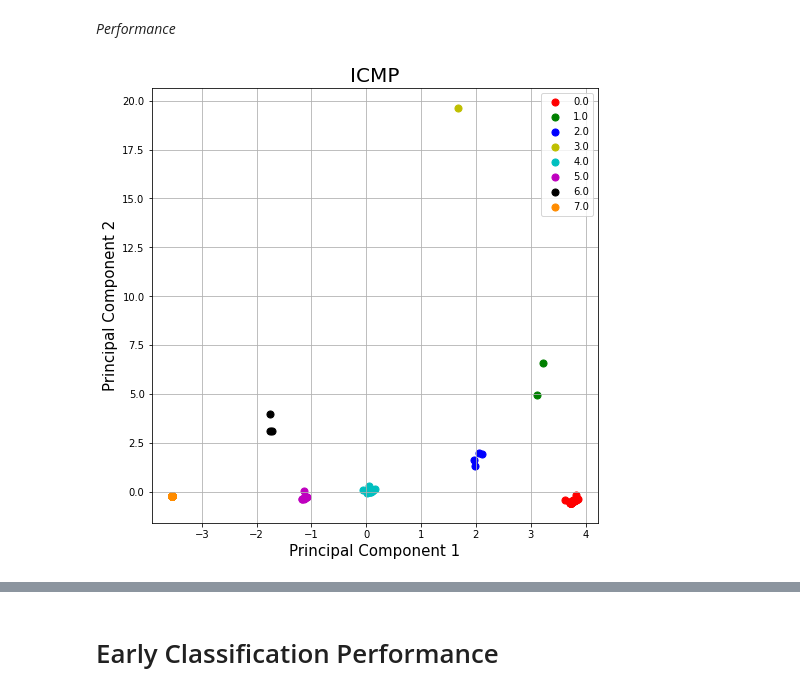
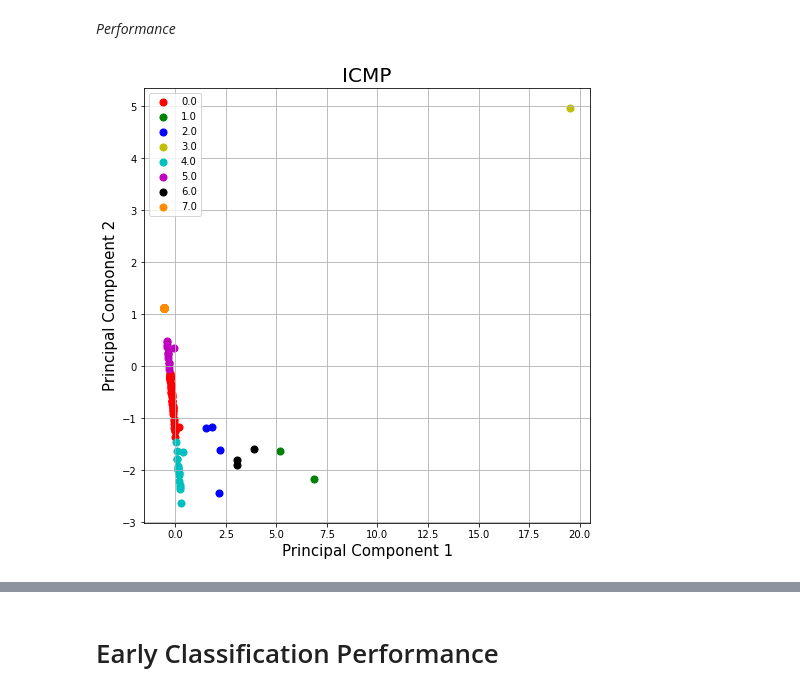
Before and after one commit to CyberSecLabBS/Honeypot_analysis, a Jupyter notebook: 3c_Progetto_Sicurezza_informatica_BIRCH.ipynb, the cells around one changed output, grey strips where cells are left out. Cells and saved outputs as stored; diff of their text form; code cells hidden in the pictures.

```diff
--- a/3c_Progetto_Sicurezza_informatica_BIRCH.ipynb
+++ b/3c_Progetto_Sicurezza_informatica_BIRCH.ipynb
@@ -185,13 +186,11 @@ dtype: int64
 
 *Performance*
 # %%
-#remove not used data for clustering
-rescaled_data_tcp_rm.drop([feature1,feature2,feature3,feature4,feature5,feature6,feature7,feature9], axis = 1,inplace=True)
-
+#print clusters
 if tcp_window in tcp_parameters.keys():
   actual_param=tcp_parameters[tcp_window]
-  print_clusters(rescaled_data_tcp_rm, actual_param.num_cluster, "TCP")
+  print_clusters(rescaled_data_tcp_rm[tcp_features], tcp_labels, actual_param.num_cluster, "TCP")
 else:
   print("There are no algorithm optimizations for this time window. Default parameters are used")
-  print_clusters(rescaled_data_tcp_rm)
+  print_clusters(rescaled_data_tcp_rm[tcp_features], tcp_labels)
 # %% [output]
@@ -232,14 +231,14 @@ udp_parameters[180]=Cluster_parameters(4, 0.1, 50)
 udp_parameters[600]=Cluster_parameters(3, 0.1, 50)
 # %%
 #features for clustering
-features=[feature10,feature11,feature12,feature13,feature14,feature15,feature16,feature17,feature18,feature19,feature20,feature21]
+udp_features=[feature10,feature11,feature12,feature13,feature14,feature15,feature16,feature17,feature18,feature19,feature20,feature21]
 
 if udp_window in udp_parameters.keys():
   actual_param=udp_parameters[udp_window]
-  rescaled_data_udp_rm, udp_labels, detail=cluster(data_udp_rm, features, actual_param.num_cluster, actual_param.threshold, actual_param.branching_factor)
+  rescaled_data_udp_rm, udp_labels, detail=cluster(data_udp_rm, udp_features, actual_param.num_cluster, actual_param.threshold, actual_param.branching_factor)
 else:
   print("There are no algorithm optimizations for this time window. Default parameters are used")
-  rescaled_data_udp_rm, udp_labels, detail=cluster(data_udp_rm, features)
+  rescaled_data_udp_rm, udp_labels, detail=cluster(data_udp_rm, udp_features)
 
 print("UDP cluster's details\n", detail)
 # %% [output]
@@ -253,16 +252,13 @@ dtype: int64
 # %% [markdown]
 *Performance*
 # %%
-#remove not used data for clustering
-rescaled_data_udp_rm.drop([feature1,feature2,feature3,feature4,feature5,feature6,feature9], axis = 1,inplace=True)
-
 #print clusters
 if udp_window in udp_parameters.keys():
   actual_param=udp_parameters[udp_window]
-  print_clusters(rescaled_data_udp_rm, actual_param.num_cluster, "UDP")
+  print_clusters(rescaled_data_udp_rm[udp_features], udp_labels, actual_param.num_cluster, "UDP")
 else:
   print("There are no algorithm optimizations for this time window. Default parameters are used")
-  print_clusters(rescaled_data_udp_rm)
+  print_clusters(rescaled_data_udp_rm[udp_features], udp_labels)
 # %% [output]
 [figure]
 # %%
@@ -301,14 +297,14 @@ icmp_parameters[180]=Cluster_parameters(8, 0.6, 15)
 icmp_parameters[600]=Cluster_parameters(9, 0.6, 30)
 # %%
 #features for clustering
-features=[feature10,feature12,feature14,feature16,feature17,feature20,feature21]
+icmp_features=[feature10,feature12,feature14,feature16,feature17,feature20,feature21]
 
 if icmp_window in icmp_parameters.keys():
   actual_param=icmp_parameters[icmp_window]
-  rescaled_data_icmp, icmp_labels, detail=cluster(data_icmp_rm, features, actual_param.num_cluster, actual_param.threshold, actual_param.branching_factor)
+  rescaled_data_icmp, icmp_labels, detail=cluster(data_icmp_rm, icmp_features, actual_param.num_cluster, actual_param.threshold, actual_param.branching_factor)
 else:
   print("There are no algorithm optimizations for this time window. Default parameters are used")
-  rescaled_data_icmp, icmp_labels, detail=cluster(data_icmp_rm, features)
+  rescaled_data_icmp, icmp_labels, detail=cluster(data_icmp_rm, icmp_features)
 
 print("ICMP cluster's details\n", detail)
 # %% [output]
@@ -326,16 +322,13 @@ dtype: int64
 # %% [markdown]
 *Performance*
 # %%
-#remove not used data for clustering
-rescaled_data_icmp.drop([feature1,feature2,feature4,feature6,feature9], axis = 1,inplace=True)
-
 #print clusters
 if icmp_window in icmp_parameters.keys():
   actual_param=icmp_parameters[icmp_window]
-  print_clusters(rescaled_data_icmp, actual_param.num_cluster, "ICMP")
+  print_clusters(rescaled_data_icmp[icmp_features], icmp_labels, actual_param.num_cluster, "ICMP")
 else:
   print("There are no algorithm optimizations for this time window. Default parameters are used")
-  print_clusters(rescaled_data_icmp)
+  print_clusters(rescaled_data_icmp[icmp_features], icmp_labels)
 # %% [output]
-[figure, old version]
+[figure, new version]
 # %%
```
Also changed, not shown: parts of 23 cells of this notebook.
